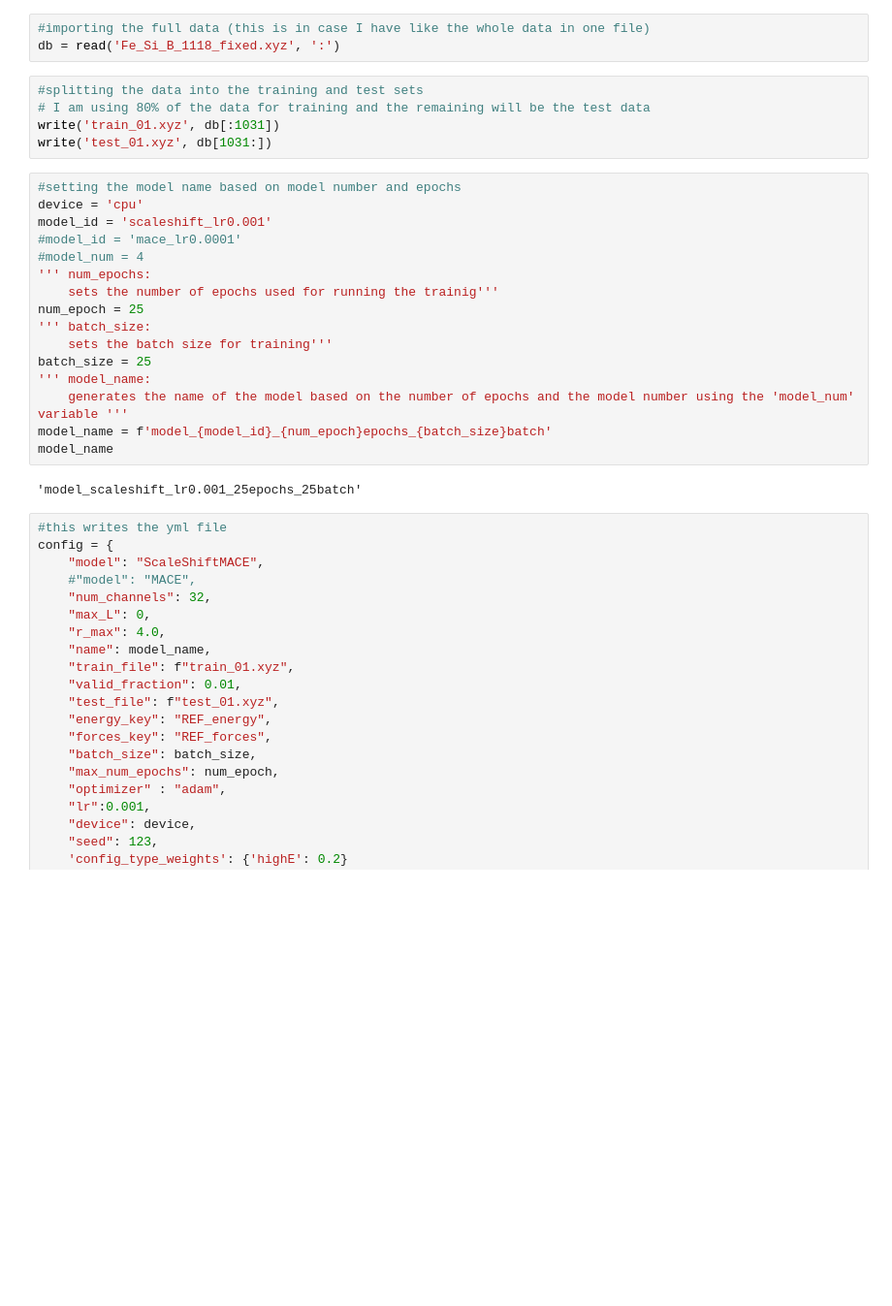
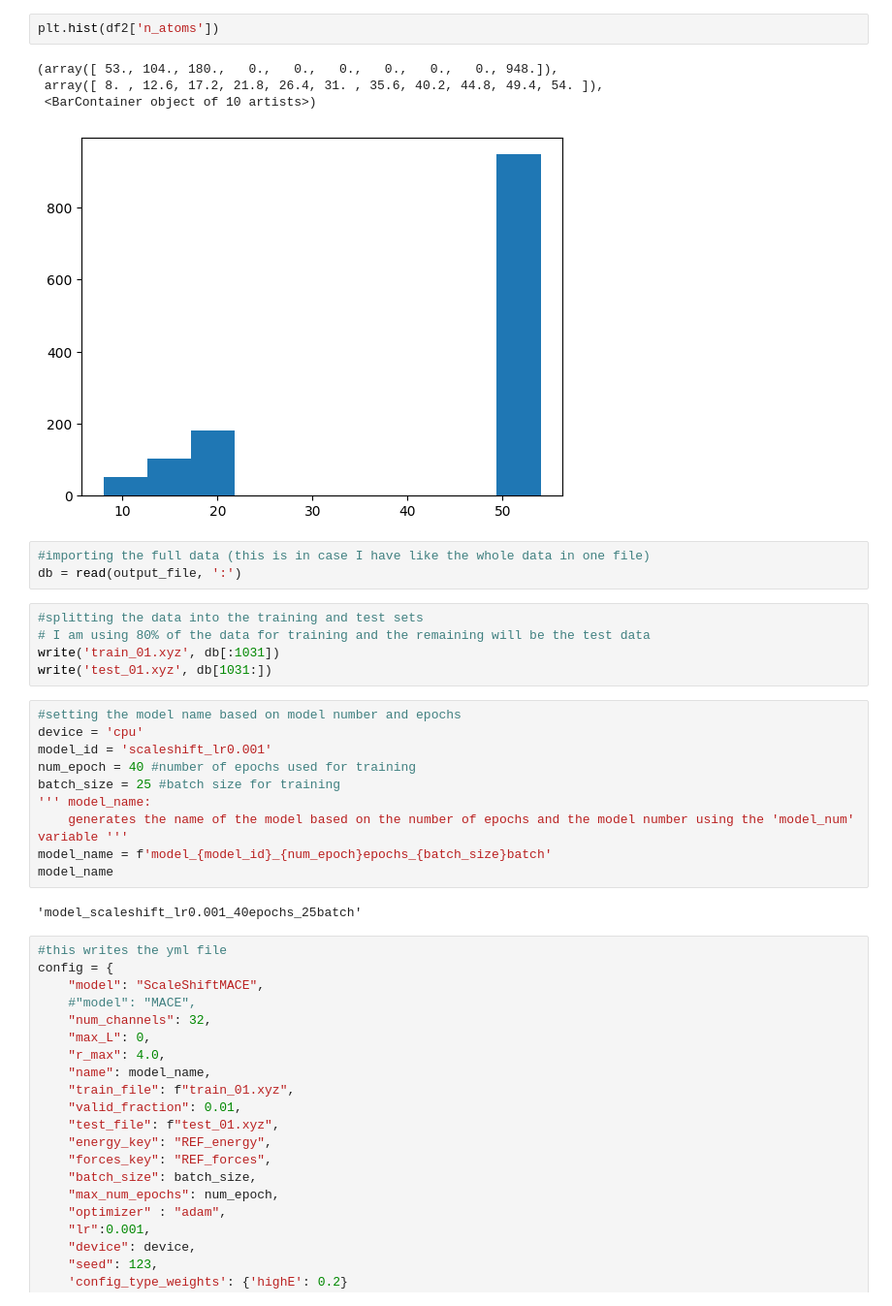
Before and after one commit to ShannonNCM/research_files, a Jupyter notebook: new_model/model_03/training_notebook.ipynb, the cells around one changed output. Shown at 97% size. Drawn from its saved outputs; the diff is of its cells as text; blank space fills up the shorter version.

```diff
--- a/new_model/model_03/training_notebook.ipynb
+++ b/new_model/model_03/training_notebook.ipynb
@@ -105,6 +37,13 @@ plt.hist(df1['REF_e/atom_eV']) #esto esta pendiente
+# %%
+plt.hist(df2['n_atoms'])
+# %% [output]
+(array([ 53., 104., 180.,   0.,   0.,   0.,   0.,   0.,   0., 948.]),
+ array([ 8. , 12.6, 17.2, 21.8, 26.4, 31. , 35.6, 40.2, 44.8, 49.4, 54. ]),
+ <BarContainer object of 10 artists>)
+[figure, added]
 # %%
 #importing the full data (this is in case I have like the whole data in one file)
-db = read('Fe_Si_B_1118_fixed.xyz', ':')
+db = read(output_file, ':')
 # %%
 #splitting the data into the training and test sets
 # I am using 80% of the data for training and the remaining will be the test data
@@ -114,20 +53,14 @@ write('test_01.xyz', db[1031:])
 #setting the model name based on model number and epochs
 device = 'cpu'
 model_id = 'scaleshift_lr0.001'
-#model_id = 'mace_lr0.0001'
-#model_num = 4
-''' num_epochs:
-    sets the number of epochs used for running the trainig'''
-num_epoch = 25
-''' batch_size:
-    sets the batch size for training'''
-batch_size = 25
+num_epoch = 40 #number of epochs used for training
+batch_size = 25 #batch size for training
 ''' model_name:
     generates the name of the model based on the number of epochs and the model number using the 'model_num' variable '''
 model_name = f'model_{model_id}_{num_epoch}epochs_{batch_size}batch'
 model_name
 # %% [output]
-'model_scaleshift_lr0.001_25epochs_25batch'
+'model_scaleshift_lr0.001_40epochs_25batch'
 # %%
 #this writes the yml file
 config = {
```
Also changed, not shown: parts of 20 cells of this notebook, 19 other files.
